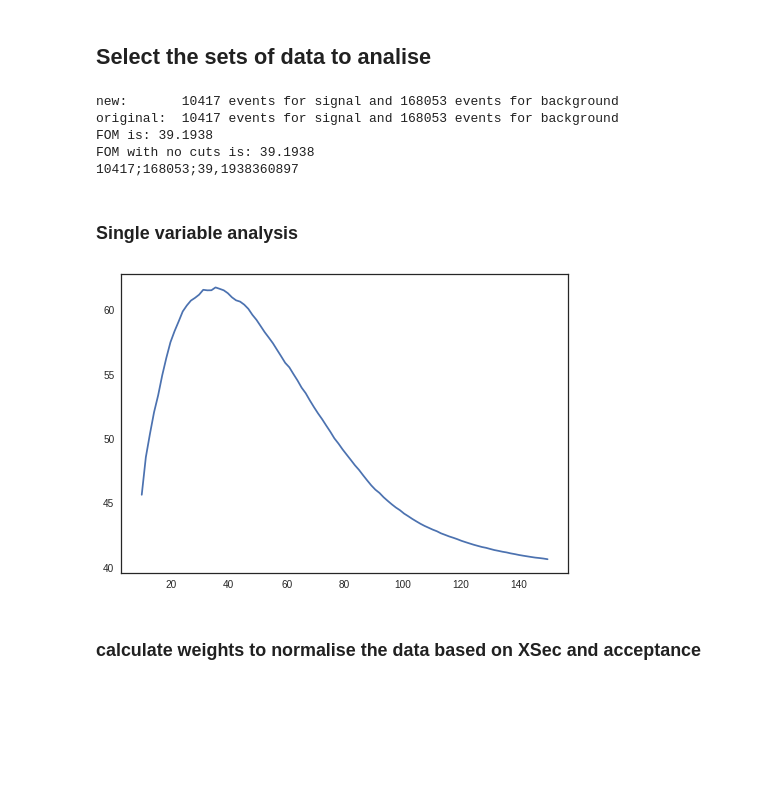
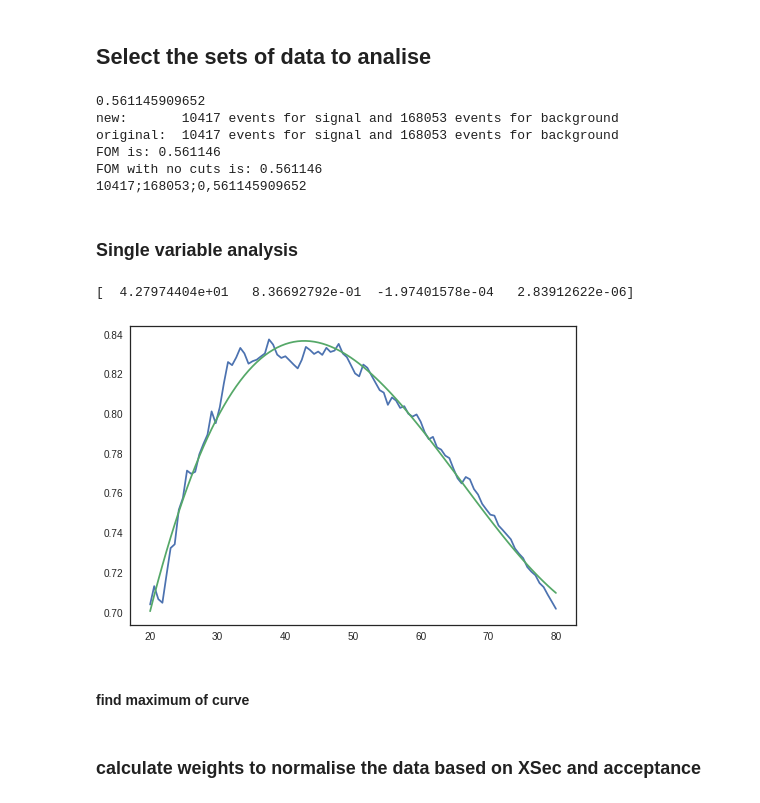
Before and after one commit to antcap96/estagio, a Jupyter notebook: Untitled.ipynb, the cells around one changed output. Cells and saved outputs as stored; diff of their text form; code cells hidden in the pictures; blank space fills up the shorter version.

```diff
--- a/Untitled.ipynb
+++ b/Untitled.ipynb
@@ -102,17 +102,20 @@ print("{} background events".format(len(allBackgroundData)))
 # %% [markdown]
 ### Calculate significância
 # %%
-luminosity = 30
+luminosity = 7
+
+def SignalSignificanceSelector(SignalSignificance):
+    return min(SignalSignificance)
 
 def calculateFOM(Signals, Backgounds, signalIdx=range(len(signalData)), backgroundIdx=range(len(backgroundData))):
-    s_signal, s_background = 0, 0
+    s_signal, s_background = [], 0
     for i, signal in enumerate(Signals):
-        s_signal += len(signal) * signalXSec[signalIdx[i]] / signalFullSize[signalIdx[i]] * luminosity
+        s_signal.append(len(signal) * signalXSec[signalIdx[i]] / signalFullSize[signalIdx[i]] * luminosity)
 
     for i, background in enumerate(Backgounds):
         s_background += len(background) * backgroundXSec[backgroundIdx[i]] / backgroundFullSize[backgroundIdx[i]] * luminosity
 
-    return s_signal / sqrt(s_background)
+    return SignalSignificanceSelector(s_signal) / sqrt(s_background)
 # %% [markdown]
 ## Select the sets of data to analise
 # %%
@@ -176,6 +179,8 @@ allCutBackgroundAnal = cutBackgroundAnal[0]
 for i in range(1, len(backgroundAnal)):
     allCutBackgroundAnal = allCutBackgroundAnal.append(cutBackgroundAnal[i], ignore_index=True)
 
+print(calculateFOM(cutSignalAnal, cutBackgroundAnal, signalIdx, backgroundIdx))
+
 print("new:      {:6} events for signal and {:6} events for background".format(len(allCutSignalAnal), len(allCutBackgroundAnal)))
 print("original: {:6} events for signal and {:6} events for background".format(len(allSignalAnal), len(allBackgroundAnal)))
 
@@ -185,15 +190,19 @@ print("FOM with no cuts is: {:.6}".format(calculateFOM(signalAnal, backgroundAna
 # for excel
 print(len(allCutSignalAnal), len(allCutBackgroundAnal), str(calculateFOM(cutSignalAnal, cutBackgroundAnal, signalIdx, backgroundIdx)).replace('.',','), sep=';')
 # %% [output]
+0.561145909652
 new:       10417 events for signal and 168053 events for background
 original:  10417 events for signal and 168053 events for background
-FOM is: 39.1938
-FOM with no cuts is: 39.1938
-10417;168053;39,1938360897
+FOM is: 0.561146
+FOM with no cuts is: 0.561146
+10417;168053;0,561145909652
 # %% [markdown]
 ### Single variable analysis
 # %%
-def AcceptanceAfterCuts(varToAnalise, limit, upperLimit=True):
+def taylorExpand(x, x0, a, *coefs):
+    return a + sum([coef * pow(x-x0, i+2) for i, coef in enumerate(coefs)])
+
+def AcceptanceAfterCuts(varToAnalise, limit, fit=False, upperLimit=True, p0=None, bounds=None):
     x = np.linspace(limit[0], limit[1], 100)
     y = []
     for j in x:
@@ -216,10 +225,25 @@ def AcceptanceAfterCuts(varToAnalise, limit, upperLimit=True):
         y.append(calculateFOM(newCutSignalAnal, newCutBackgroundAnal, signalIdx, backgroundIdx))
 
     plt.plot(x,y)
+
+    if fit:
+        if not p0:
+            p0 = [(limit[0]+limit[1])/2, max(y), -0.001, -0.001]
+        if not bounds:
+            bounds = [[limit[0], max(y)/1.5, -50, -50],[limit[1], max(y)*1.5, 0, 50]]
+
+        popt,pcov = curve_fit(taylorExpand, x, y, p0=p0, bounds=bounds)
+
+        print(popt)
+
+        plt.plot(x, taylorExpand(x, *popt))
 # %%
-AcceptanceAfterCuts('mT', limit=[10,150], upperLimit=True)
+AcceptanceAfterCuts('mT', limit=[20,80], upperLimit=True, fit=True)
 # %% [output]
+[  4.27974404e+01   8.36692792e-01  -1.97401578e-04   2.83912622e-06]
-[figure, old version]
+[figure, new version]
+# %% [markdown]
+#### find maximum of curve
 # %% [markdown]
 ### calculate weights to normalise the data based on XSec and acceptance
 # %%
```
Also changed, not shown: parts of 5 cells of this notebook.
